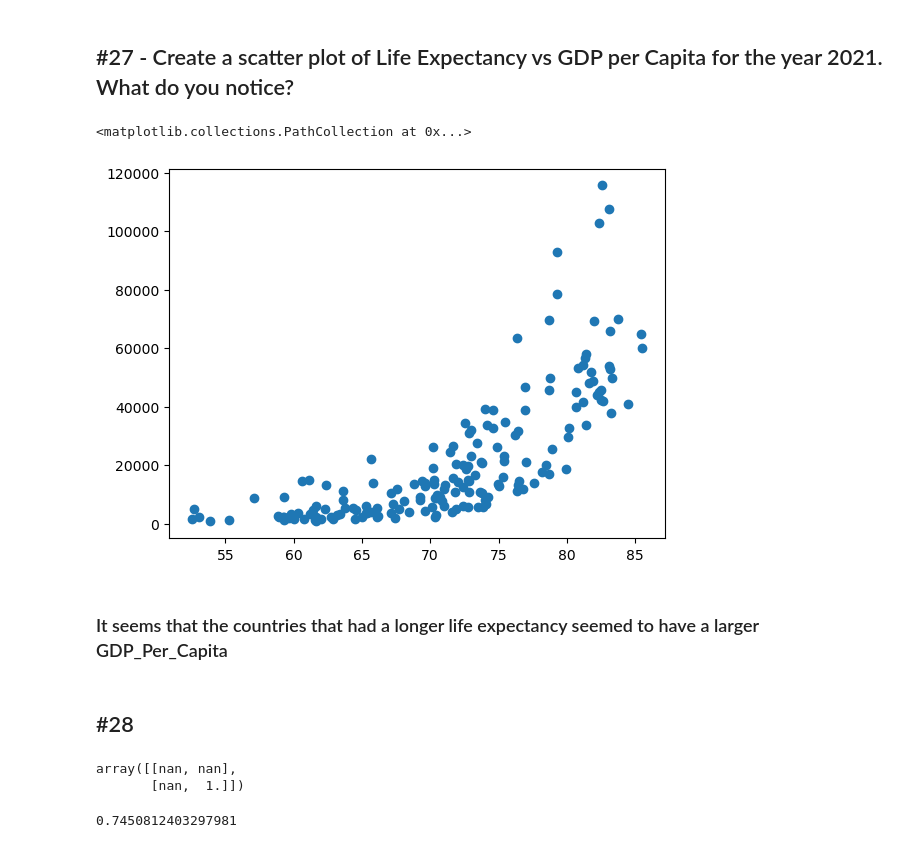
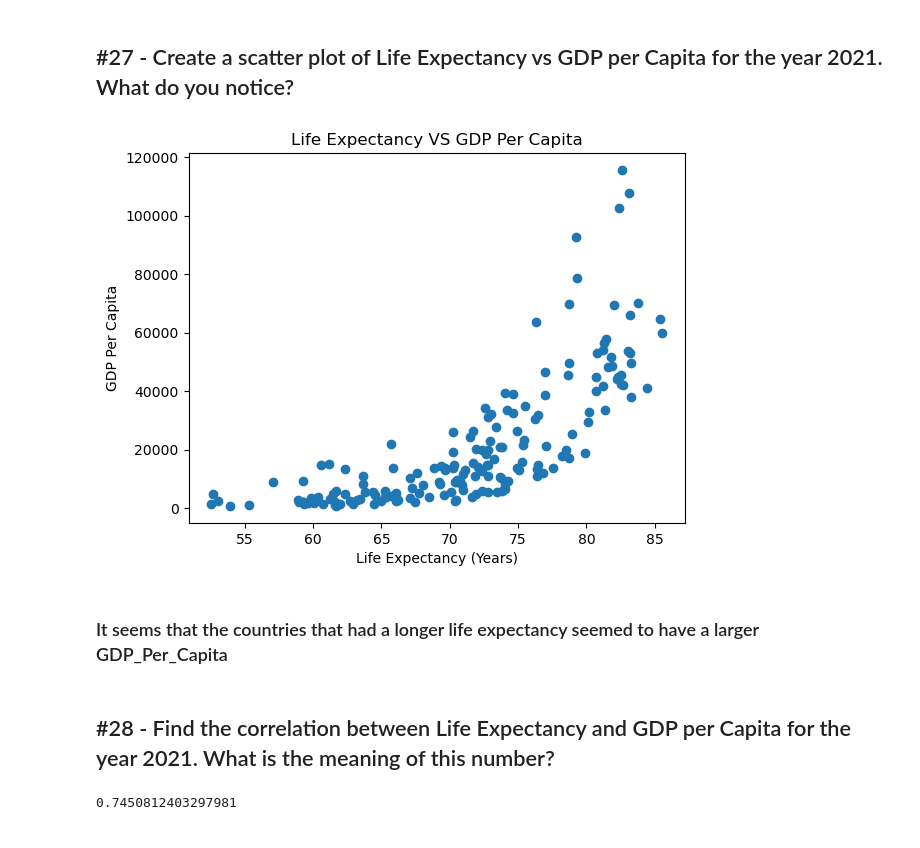
Before and after one commit to nss-data-science-cohort-8/un-exploration-ThomasDavis4757, a Jupyter notebook: Notebooks/UN_Data_Exploration.ipynb, the cells around one changed output. Cells and saved outputs as stored; diff of their text form; code cells hidden in the pictures.

```diff
--- a/Notebooks/UN_Data_Exploration.ipynb
+++ b/Notebooks/UN_Data_Exploration.ipynb
@@ -366,18 +358,16 @@ plt.show()
 ## #27 - Create a scatter plot of Life Expectancy vs GDP per Capita for the year 2021. What do you notice?
 # %%
 plt.scatter(gdp_le_2021["Life_Expectancy"],gdp_le_2021["GDP_Per_Capita"])
+plt.title('Life Expectancy VS GDP Per Capita')
+plt.xlabel('Life Expectancy (Years)')
+plt.ylabel("GDP Per Capita")
+plt.show()
 # %% [output]
-<matplotlib.collections.PathCollection at 0x...>
-[figure, old version]
+[figure, new version]
 # %% [markdown]
 ### It seems that the countries that had a longer life expectancy seemed to have a larger GDP_Per_Capita
 # %% [markdown]
-## #28
+## #28 - Find the correlation between Life Expectancy and GDP per Capita for the year 2021. What is the meaning of this number?
-# %%
-np.corrcoef(x = gdp_le_2021["Life_Expectancy"], y = gdp_le_2021["GDP_Per_Capita"])
-# %% [output]
-array([[nan, nan],
-       [nan,  1.]])
 # %%
 gdp_le_2021["Life_Expectancy"].corr(gdp_le_2021['GDP_Per_Capita'])
 # %% [output]
```
Also changed, not shown: parts of 37 cells of this notebook.
